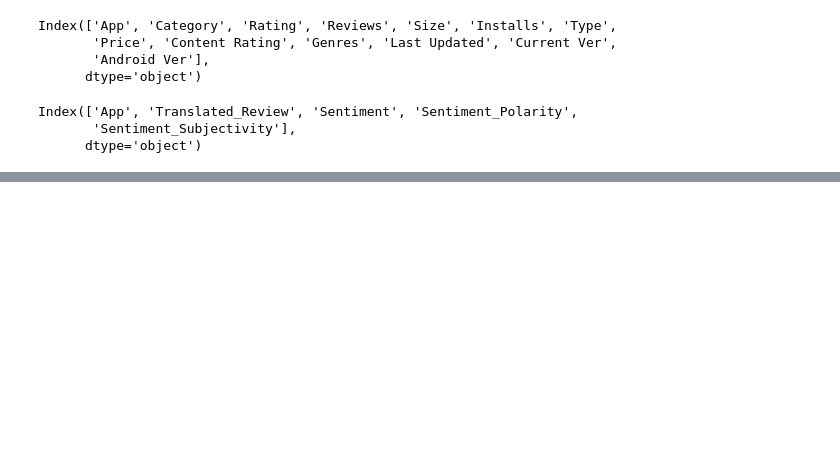
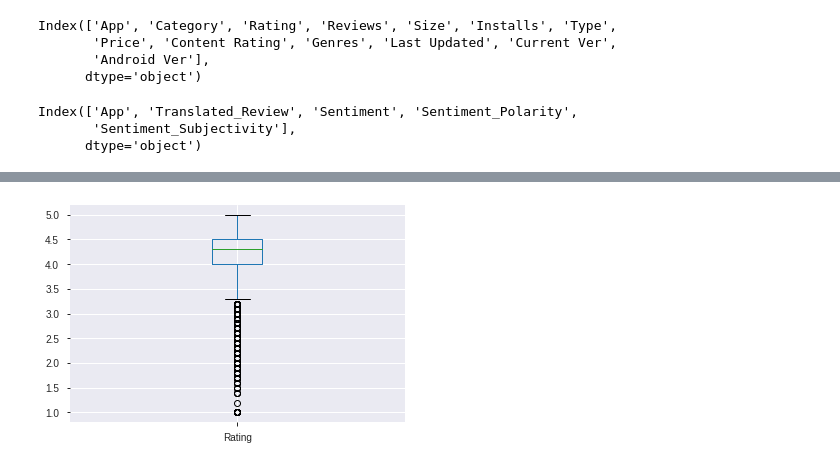
Before and after one commit to chetanre7/Google-Play-Store-app-review, a Jupyter notebook: Play_Store_App_Review_Analysis_Capstone_Project.ipynb, the cells around one changed output, grey strips where cells are left out. Drawn from its saved outputs; the diff is of its cells as text; code cells hidden in the pictures; blank space fills up the shorter version.

```diff
--- a/Play_Store_App_Review_Analysis_Capstone_Project.ipynb
+++ b/Play_Store_App_Review_Analysis_Capstone_Project.ipynb
@@ -71,0 +130,2 @@ memory usage: 1.1+ MB
+# %%
+google_play_df.drop([10472], inplace= True)   # drop will remove the romove the row which contain outlier
@@ -71,0 +139,4 @@ memory usage: 1.1+ MB
+# %%
+google_play_df.boxplot();
+# %% [output]
+[figure, added]
```
Also changed, not shown: parts of 33 cells of this notebook.
